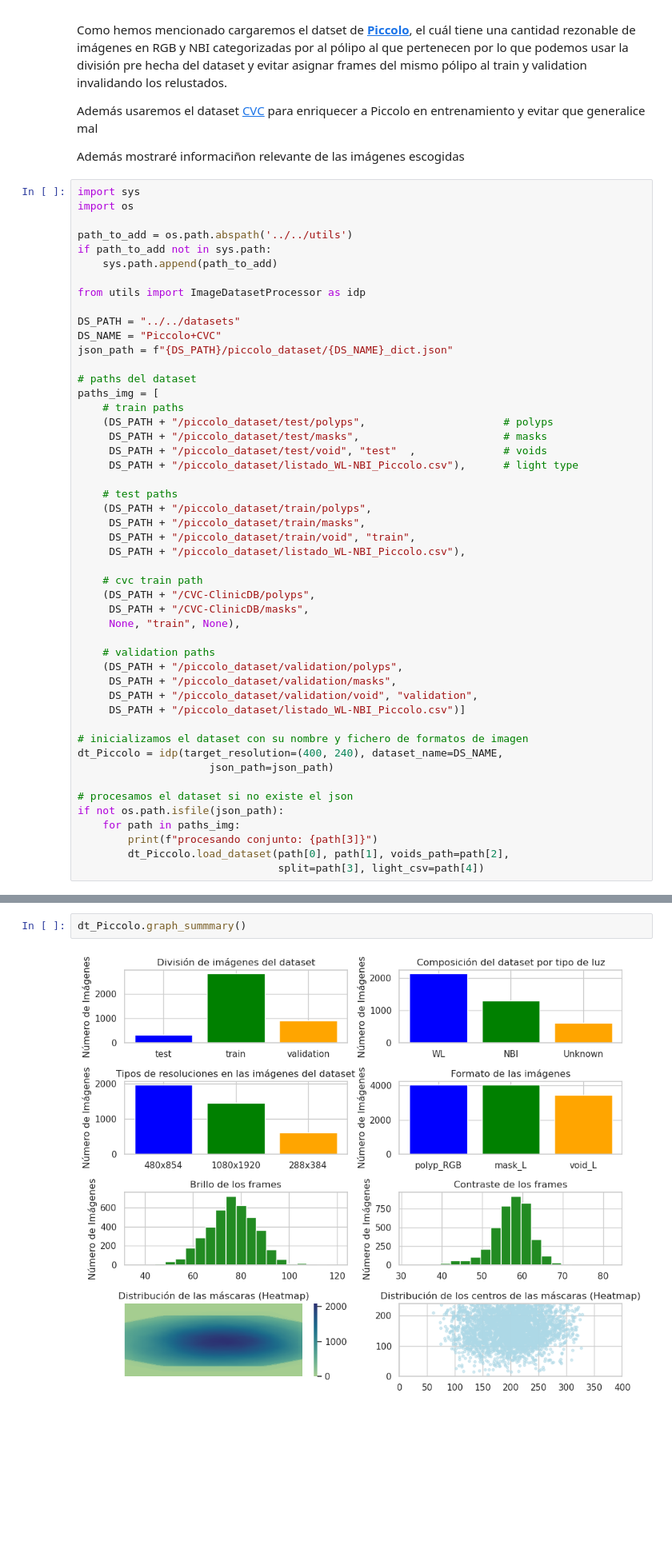
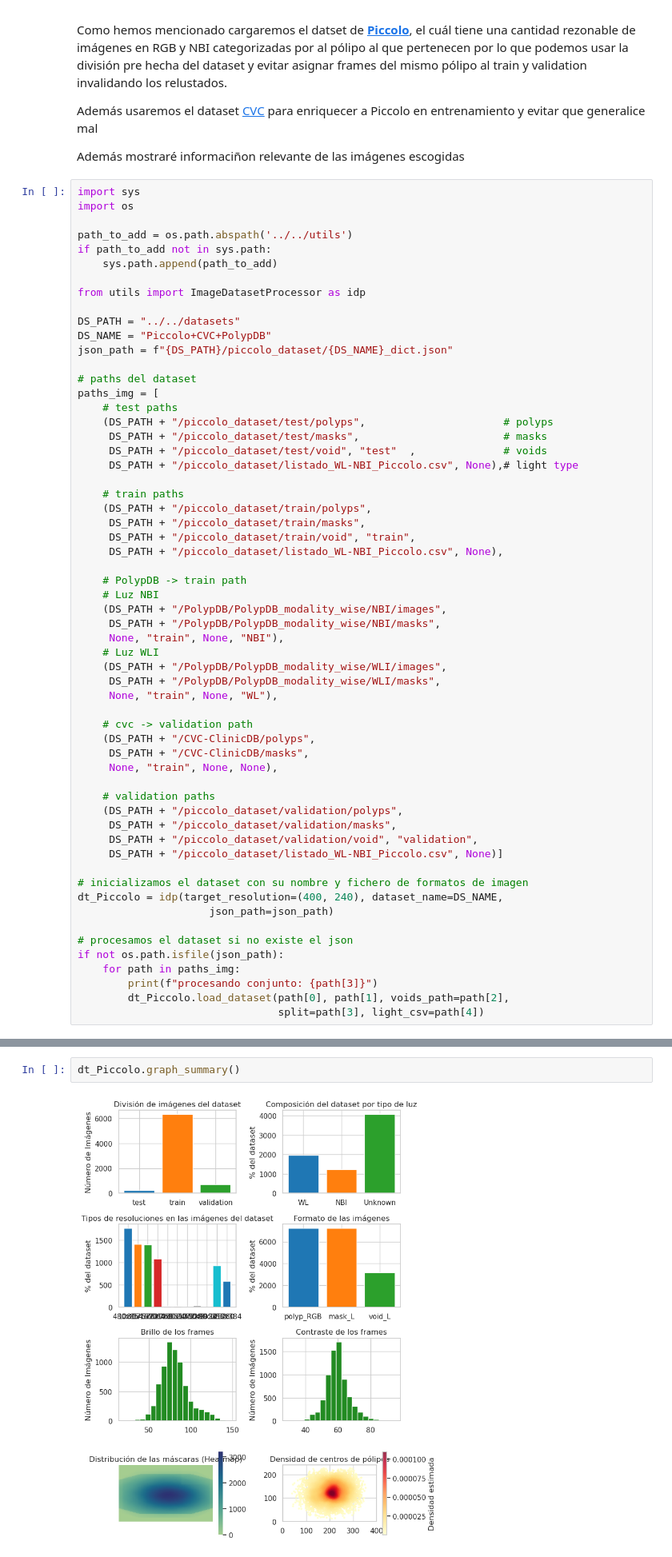
Before and after one commit to sprieton/deteccion_de_polipos_aplicando_ViT, a Jupyter notebook: src/ViT-Small/ViT-small_Piccolo+CVC.ipynb, the cells around one changed output, grey strips where cells are left out. Shown at 80% size. Drawn from its saved outputs; the diff is of its cells as text; blank space fills up the shorter version.

```diff
--- a/src/ViT-Small/ViT-small_Piccolo+CVC.ipynb
+++ b/src/ViT-Small/ViT-small_Piccolo+CVC.ipynb
@@ -49,33 +49,43 @@ if path_to_add not in sys.path:
 from utils import ImageDatasetProcessor as idp
 
 DS_PATH = "../../datasets"
-DS_NAME = "Piccolo+CVC"
+DS_NAME = "Piccolo+CVC+PolypDB"
 json_path = f"{DS_PATH}/piccolo_dataset/{DS_NAME}_dict.json"
 
 # paths del dataset
 paths_img = [
-    # train paths
+    # test paths
     (DS_PATH + "/piccolo_dataset/test/polyps",                      # polyps
      DS_PATH + "/piccolo_dataset/test/masks",                       # masks
      DS_PATH + "/piccolo_dataset/test/void", "test"  ,              # voids
-     DS_PATH + "/piccolo_dataset/listado_WL-NBI_Piccolo.csv"),      # light type
+     DS_PATH + "/piccolo_dataset/listado_WL-NBI_Piccolo.csv", None),# light type
 
-    # test paths
+    # train paths
     (DS_PATH + "/piccolo_dataset/train/polyps",
      DS_PATH + "/piccolo_dataset/train/masks",
      DS_PATH + "/piccolo_dataset/train/void", "train",
-     DS_PATH + "/piccolo_dataset/listado_WL-NBI_Piccolo.csv"),
+     DS_PATH + "/piccolo_dataset/listado_WL-NBI_Piccolo.csv", None),
 
-    # cvc train path
+    # PolypDB -> train path
+    # Luz NBI
+    (DS_PATH + "/PolypDB/PolypDB_modality_wise/NBI/images",
+     DS_PATH + "/PolypDB/PolypDB_modality_wise/NBI/masks",
+     None, "train", None, "NBI"),
+    # Luz WLI
+    (DS_PATH + "/PolypDB/PolypDB_modality_wise/WLI/images",
+     DS_PATH + "/PolypDB/PolypDB_modality_wise/WLI/masks",
+     None, "train", None, "WL"),
+
+    # cvc -> validation path
     (DS_PATH + "/CVC-ClinicDB/polyps",
      DS_PATH + "/CVC-ClinicDB/masks",
-     None, "train", None),
+     None, "train", None, None),
 
     # validation paths
     (DS_PATH + "/piccolo_dataset/validation/polyps",
      DS_PATH + "/piccolo_dataset/validation/masks",
      DS_PATH + "/piccolo_dataset/validation/void", "validation",
-     DS_PATH + "/piccolo_dataset/listado_WL-NBI_Piccolo.csv")]
+     DS_PATH + "/piccolo_dataset/listado_WL-NBI_Piccolo.csv", None)]
 
 # inicializamos el dataset con su nombre y fichero de formatos de imagen
 dt_Piccolo = idp(target_resolution=(400, 240), dataset_name=DS_NAME,
@@ -121,7 +135,7 @@ Distancia media del centro del pólipos al centro de la imagen:  60.293175555165
 # %%
-dt_Piccolo.graph_summmary()
+dt_Piccolo.graph_summary()
 # %% [output]
-[figure, old version]
+[figure, new version]
 # %% [markdown]
 Finalmente veamos una muestra de una imágen aleatoria y su aspecto con la bbox
 # %%
```
Also changed, not shown: parts of 4 cells of this notebook, 13 other files.
